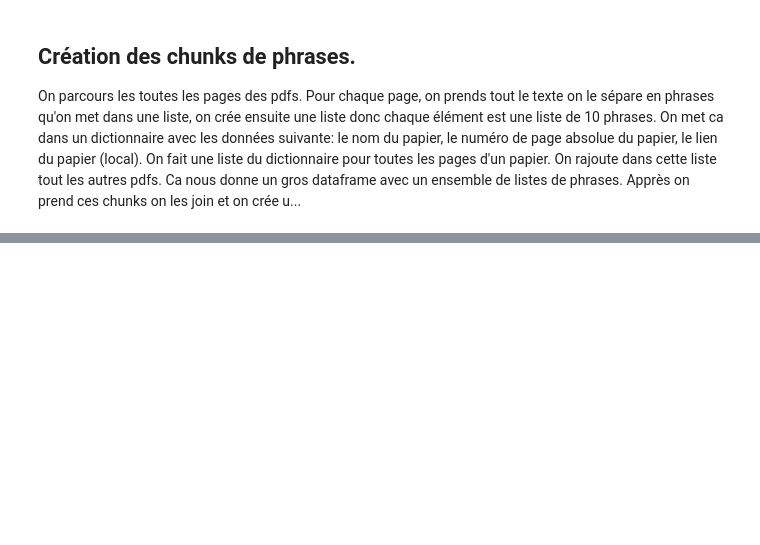
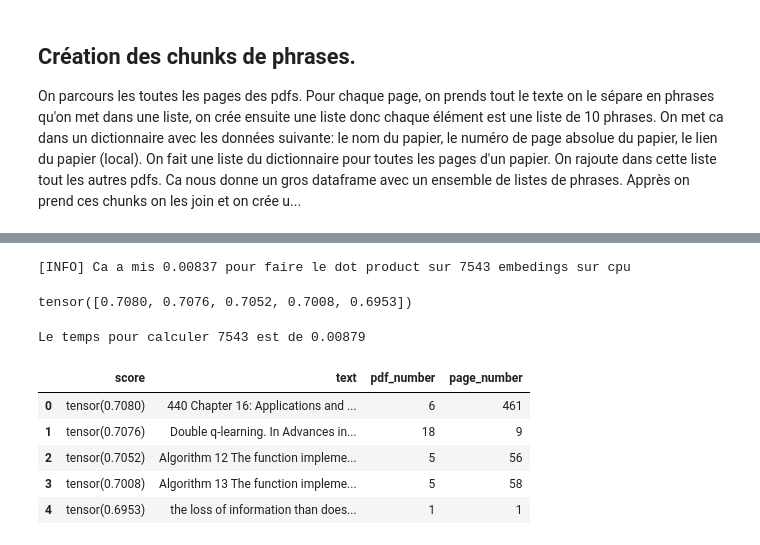
Before and after one commit to Robin-dvn/LLMs-RAGs, a Jupyter notebook: RAG-DRL/main_notebook.ipynb, the cells around one changed output, grey strips where cells are left out. Saved outputs shown, nothing was run; the diff lists cells and outputs as text; code cells hidden in the pictures; blank space fills up the shorter version.

```diff
--- a/RAG-DRL/main_notebook.ipynb
+++ b/RAG-DRL/main_notebook.ipynb
@@ -249,0 +265,61 @@ df.head()
+# %%
+
+
+query = "What is Q learning"
+query_embeding = model.encode(query,convert_to_tensor=True)
+
+
+from time import perf_counter as timer
+
+from sentence_transformers import util
+
+st = timer()
+dot_scores = model.similarity(a=query_embeding,b=embedings)
+et = timer()
+
+print(f"[INFO] Ca a mis {et-st:.5f} pour faire le dot product sur {len(embedings)} embedings sur cpu")
+# %% [output]
+[INFO] Ca a mis 0.00837 pour faire le dot product sur 7543 embedings sur cpu
+# %%
+tp_k = torch.topk(dot_scores,k=5)
+csv_to_chunks_list_of_dict[31]
+tp_k.values[0]
+# %% [output]
+tensor([0.7080, 0.7076, 0.7052, 0.7008, 0.6953])
+# %%
+import time
+
+
+def query_to_topk_chunks(query,chunks_text_dict_list,embedings,model,print_info:bool = True):
+    query_embeding = model.encode(query)
+    st = timer()
+    similarity = model.similarity(query_embeding,embedings)
+    ft = timer()
+
+    if print_info:
+        print(f"Le temps pour calculer {len(embedings)} est de {ft-st:.5f}")
+
+    topk = torch.topk(similarity,k=5)
+    context = []
+    for (i,indice) in enumerate(topk.indices[0]):
+        chunk = {
+            "score": topk.values[0][i],
+            "text": chunks_text_dict_list[indice]["text"],
+            "pdf_number": chunks_text_dict_list[indice]["pdf_number"],
+            "page_number": chunks_text_dict_list[indice]["page_number"]
+        }
+        context.append(chunk)
+
+    return context
+# %%
+context = query_to_topk_chunks(query,csv_to_chunks_list_of_dict,embedings,model)
+contexte_df = pd.DataFrame(context)
+contexte_df
+# %% [output]
+Le temps pour calculer 7543 est de 0.00879
+|  | score | text | pdf_number | page_number |
+| 0 | tensor(0.7080) | 440 Chapter 16: Applications and ... | 6 | 461 |
+| 1 | tensor(0.7076) | Double q-learning. In Advances in... | 18 | 9 |
+| 2 | tensor(0.7052) | Algorithm 12 The function impleme... | 5 | 56 |
+| 3 | tensor(0.7008) | Algorithm 13 The function impleme... | 5 | 58 |
+| 4 | tensor(0.6953) | the loss of information than does... | 1 | 1 |
```
Also changed, not shown: parts of 16 cells of this notebook, 1 other file.
